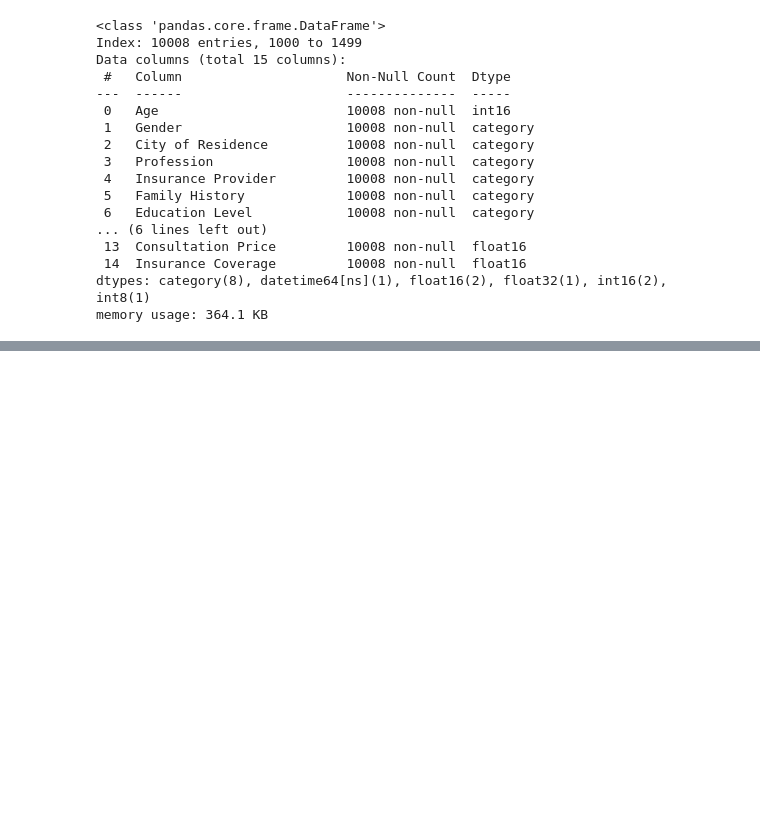
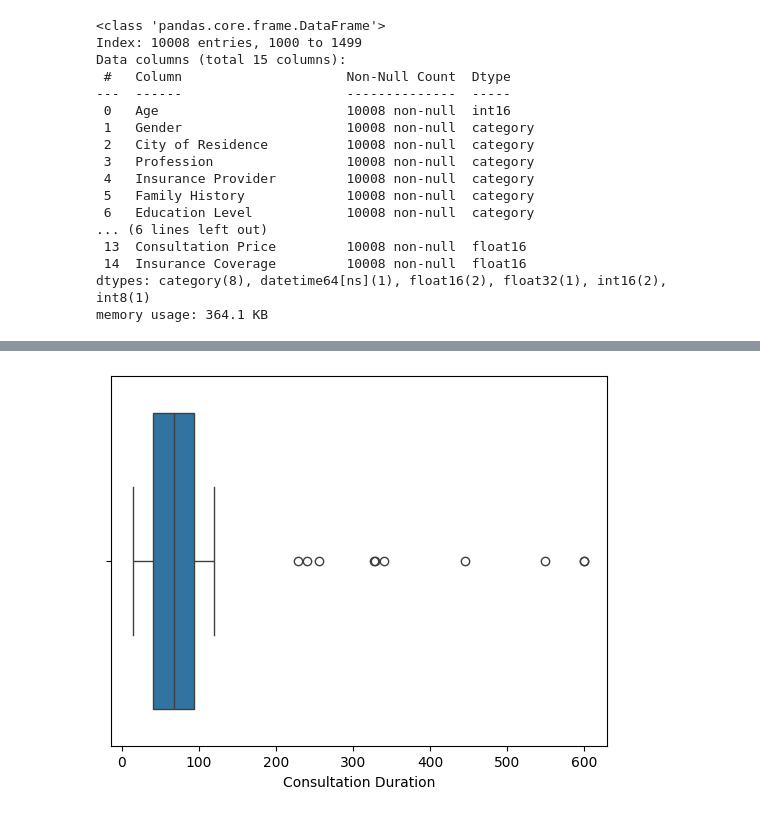
Before and after one commit to amdbsilva/pre-processing, a Jupyter notebook: projeto de datapreprocessing.ipynb, the cells around one changed output, grey strips where cells are left out. Drawn from its saved outputs; the diff is of its cells as text; code cells hidden in the pictures; blank space fills up the shorter version.

```diff
--- a/projeto de datapreprocessing.ipynb
+++ b/projeto de datapreprocessing.ipynb
@@ -758,0 +798,5 @@ memory usage: 364.1 KB
+# %%
+sns.boxplot(data=data, x='Consultation Duration')
+plt.show()
+# %% [output]
+[figure, added]
```
Also changed, not shown: parts of 24 cells of this notebook.
